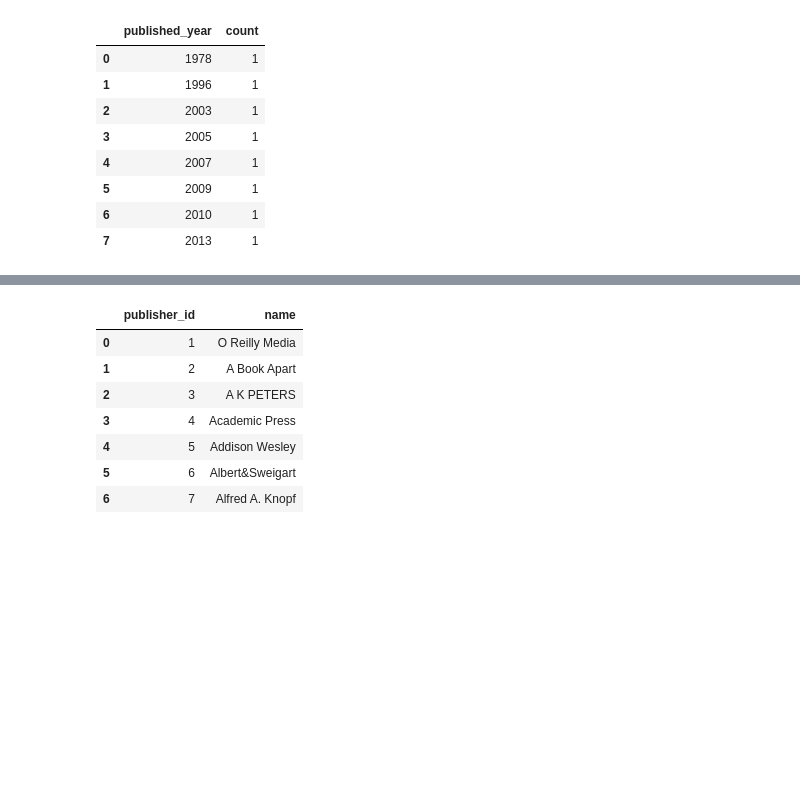
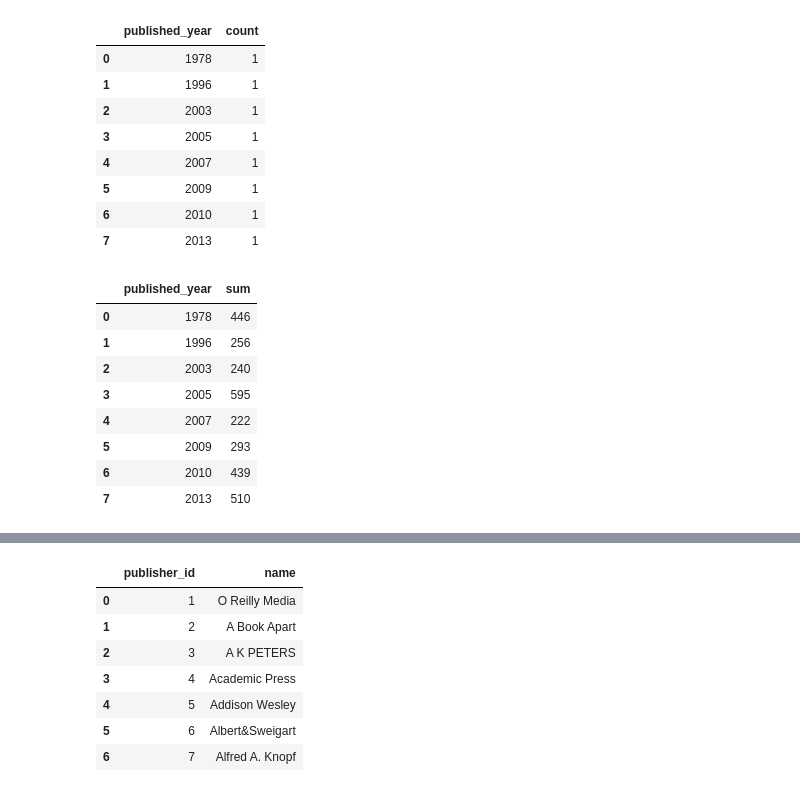
Before and after one commit to 4GeeksAcademy/ralexarnold-connecting-to-a-sql-database-project-tutorial, a Jupyter notebook: src/explore.ipynb, the cells around one changed output, grey strips where cells are left out. Drawn from its saved outputs; the diff is of its cells as text; code cells hidden in the pictures; blank space fills up the shorter version.

```diff
--- a/src/explore.ipynb
+++ b/src/explore.ipynb
@@ -471,6 +471,24 @@ pd.read_sql(arg, engine)
 | 5 | 2009 | 1 |
 | 6 | 2010 | 1 |
 | 7 | 2013 | 1 |
+# %%
+arg = """
+SELECT published_year, SUM(total_pages) FROM books
+GROUP BY published_year
+ORDER BY published_year
+"""
+
+pd.read_sql(arg, engine)
+# %% [output]
+|  | published_year | sum |
+| 0 | 1978 | 446 |
+| 1 | 1996 | 256 |
+| 2 | 2003 | 240 |
+| 3 | 2005 | 595 |
+| 4 | 2007 | 222 |
+| 5 | 2009 | 293 |
+| 6 | 2010 | 439 |
+| 7 | 2013 | 510 |
 # %%
 arg = """
 SELECT * FROM books;
```
Also changed, not shown: parts of 3 cells of this notebook.
